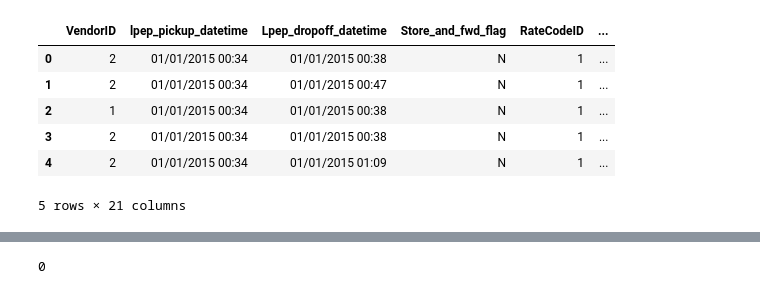
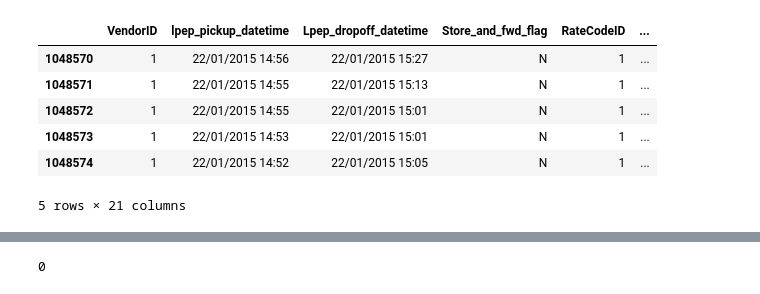
Before and after one commit to AlanItzep/JupyterGH, a Jupyter notebook: NYCTaxi.ipynb, the cells around one changed output, grey strips where cells are left out. Drawn from its saved outputs; the diff is of its cells as text; code cells hidden in the pictures.

```diff
--- a/NYCTaxi.ipynb
+++ b/NYCTaxi.ipynb
@@ -6,12 +6,12 @@ df_or = pd.read_csv('green_tripdata_2015-01.csv')
 # %%
 df = df_or
 # %%
-df.head()
+df.tail()
 # %% [output]
 |  | VendorID | lpep_pickup_datetime | Lpep_dropoff_datetime | Store_and_fwd_flag | RateCodeID | ... |
-| 0 | 2 | 01/01/2015 00:34 | 01/01/2015 00:38 | N | 1 | ... |
-| 1 | 2 | 01/01/2015 00:34 | 01/01/2015 00:47 | N | 1 | ... |
-| 2 | 1 | 01/01/2015 00:34 | 01/01/2015 00:38 | N | 1 | ... |
-| 3 | 2 | 01/01/2015 00:34 | 01/01/2015 00:38 | N | 1 | ... |
-| 4 | 2 | 01/01/2015 00:34 | 01/01/2015 01:09 | N | 1 | ... |
+| 1048570 | 1 | 22/01/2015 14:56 | 22/01/2015 15:27 | N | 1 | ... |
+| 1048571 | 1 | 22/01/2015 14:55 | 22/01/2015 15:13 | N | 1 | ... |
+| 1048572 | 1 | 22/01/2015 14:55 | 22/01/2015 15:01 | N | 1 | ... |
+| 1048573 | 1 | 22/01/2015 14:53 | 22/01/2015 15:01 | N | 1 | ... |
+| 1048574 | 1 | 22/01/2015 14:52 | 22/01/2015 15:05 | N | 1 | ... |
 5 rows × 21 columns
```
Also changed, not shown: parts of 57 cells of this notebook.
